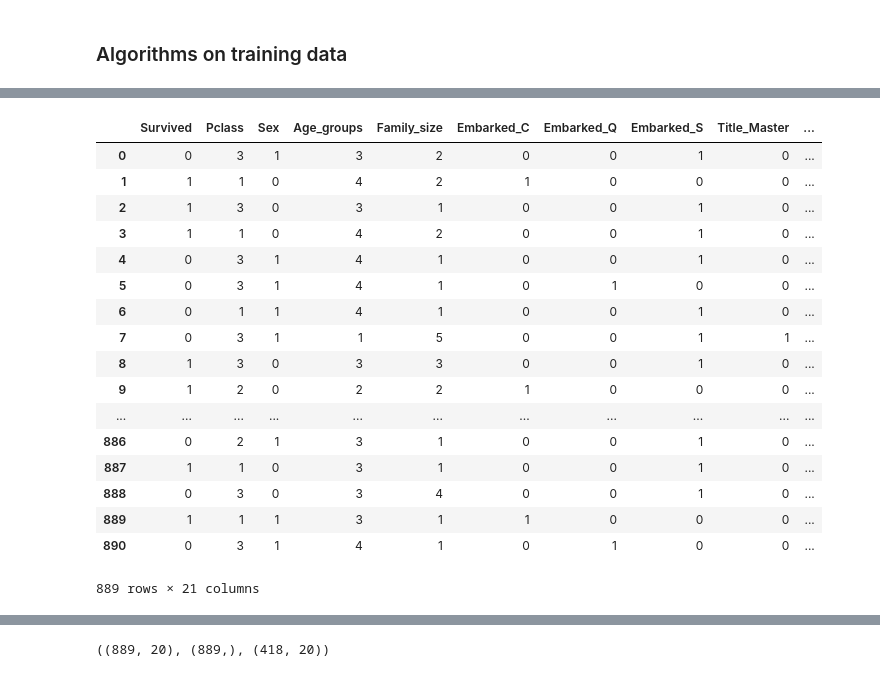
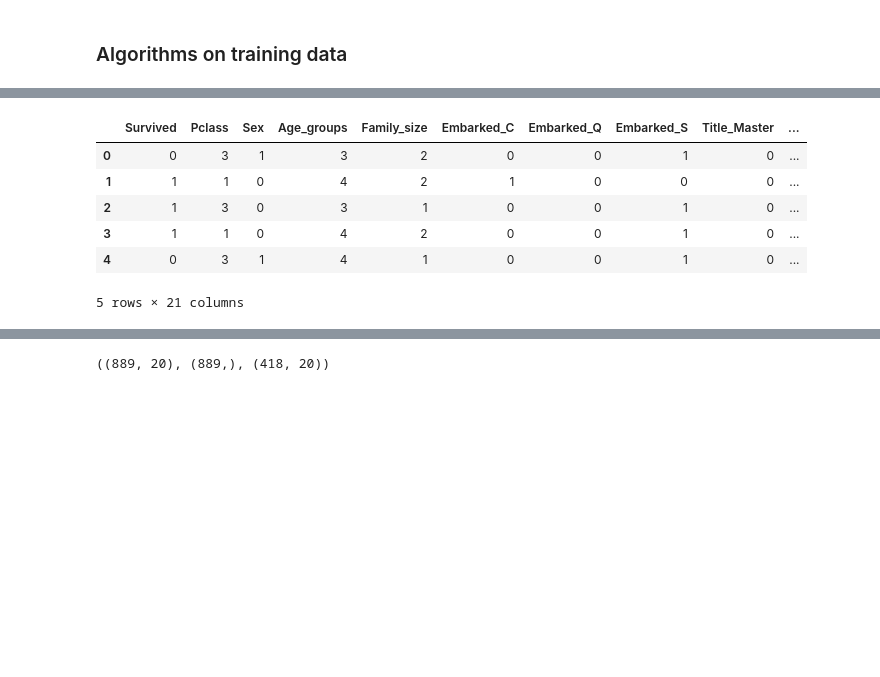
Before and after one commit to josefinaxberg/Titanic_ML, a Jupyter notebook: Titanic_ML/Titanic_Machine_Learning.ipynb, the cells around one changed output, grey strips where cells are left out. Cells and saved outputs as stored; diff of their text form; code cells hidden in the pictures; blank space fills up the shorter version.

```diff
--- a/Titanic_ML/Titanic_Machine_Learning.ipynb
+++ b/Titanic_ML/Titanic_Machine_Learning.ipynb
@@ -418,25 +407,14 @@ titanic_train_df
 # %%
 titanic_train_df = titanic_train_df.drop(['Deck_T'], axis=1)
-titanic_train_df
+titanic_train_df.head()
 # %% [output]
 |  | Survived | Pclass | Sex | Age_groups | Family_size | Embarked_C | Embarked_Q | Embarked_S | Title_Master | ... |
 | 0 | 0 | 3 | 1 | 3 | 2 | 0 | 0 | 1 | 0 | ... |
 | 1 | 1 | 1 | 0 | 4 | 2 | 1 | 0 | 0 | 0 | ... |
 | 2 | 1 | 3 | 0 | 3 | 1 | 0 | 0 | 1 | 0 | ... |
 | 3 | 1 | 1 | 0 | 4 | 2 | 0 | 0 | 1 | 0 | ... |
 | 4 | 0 | 3 | 1 | 4 | 1 | 0 | 0 | 1 | 0 | ... |
-| 5 | 0 | 3 | 1 | 4 | 1 | 0 | 1 | 0 | 0 | ... |
-| 6 | 0 | 1 | 1 | 4 | 1 | 0 | 0 | 1 | 0 | ... |
-| 7 | 0 | 3 | 1 | 1 | 5 | 0 | 0 | 1 | 1 | ... |
-| 8 | 1 | 3 | 0 | 3 | 3 | 0 | 0 | 1 | 0 | ... |
-| 9 | 1 | 2 | 0 | 2 | 2 | 1 | 0 | 0 | 0 | ... |
-| ... | ... | ... | ... | ... | ... | ... | ... | ... | ... | ... |
-| 886 | 0 | 2 | 1 | 3 | 1 | 0 | 0 | 1 | 0 | ... |
-| 887 | 1 | 1 | 0 | 3 | 1 | 0 | 0 | 1 | 0 | ... |
-| 888 | 0 | 3 | 0 | 3 | 4 | 0 | 0 | 1 | 0 | ... |
-| 889 | 1 | 1 | 1 | 3 | 1 | 1 | 0 | 0 | 0 | ... |
-| 890 | 0 | 3 | 1 | 4 | 1 | 0 | 1 | 0 | 0 | ... |
-889 rows × 21 columns
+5 rows × 21 columns
 # %%
 # Convert strings to ints in test data
 cols_to_transform = ['Embarked', 'Title', 'Deck']
```
Also changed, not shown: parts of 5 cells of this notebook.
